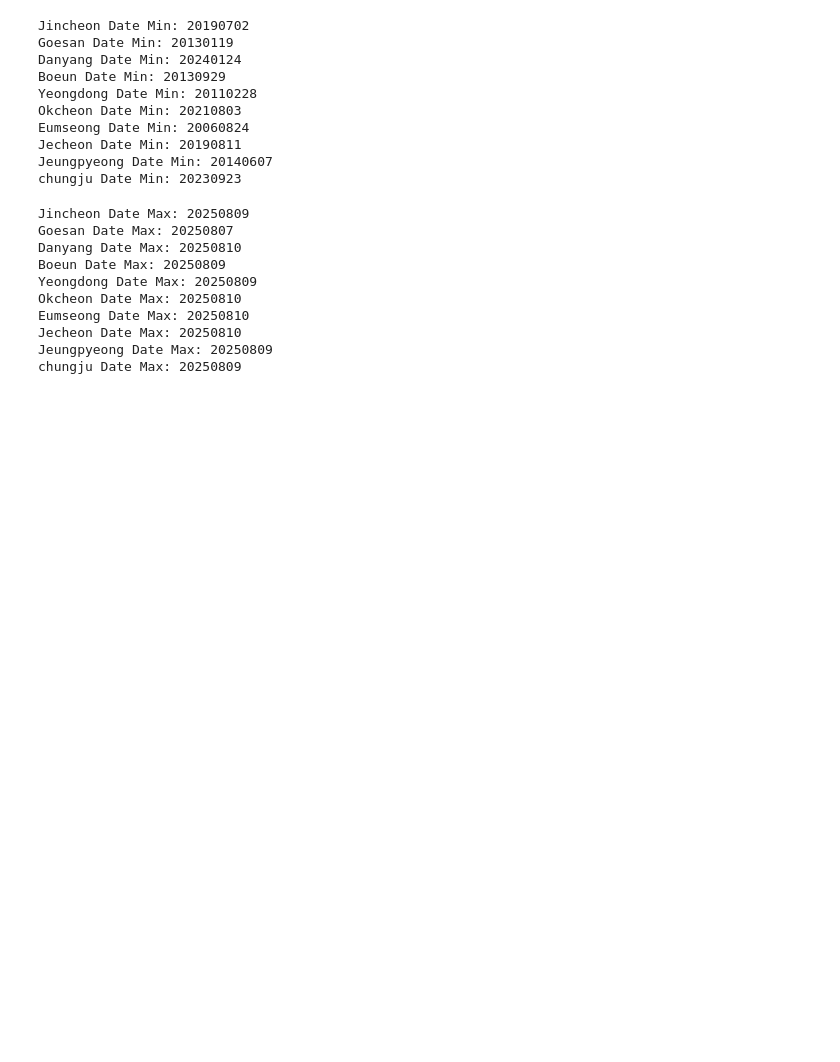
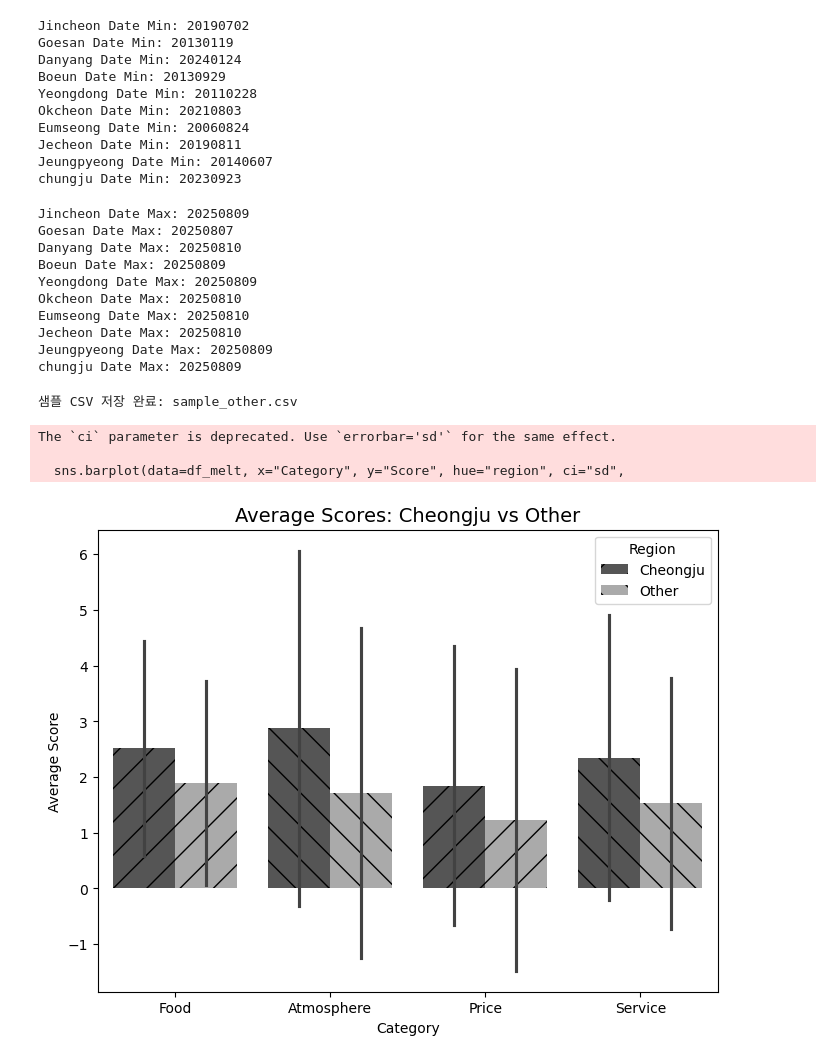
Before and after one commit to K-ple/Learn, a Jupyter notebook: University/Research/answer.ipynb, the cells around one changed output. Cells and saved outputs as stored; diff of their text form; code cells hidden in the pictures; blank space fills up the shorter version.

```diff
--- a/University/Research/answer.ipynb
+++ b/University/Research/answer.ipynb
@@ -10,3 +10,9 @@ cheongju와 other csv 파일을 pandas로 불러옵니다.
 # %%
 cheongju = pd.read_csv('./crawled_data/merged_cheongju_fnai_final.csv')
 other = pd.read_csv('./crawled_data/merged_other_fnai_final.csv')
+# %%
+# 날짜 max min 구하기
+cheongju['date'] = pd.to_datetime(cheongju['date'])
+other['date'] = pd.to_datetime(other['date'])
+print("Cheongju Date Range:", cheongju['date'].min(), "to", cheongju['date'].max())
+print("Other Date Range:", other['date'].min(), "to", other['date'].max())
@@ -183,3 +220,68 @@ Eumseong Date Max: 20250810
 Jecheon Date Max: 20250810
 Jeungpyeong Date Max: 20250809
 chungju Date Max: 20250809
+# %%
+import pandas as pd
+
+# 원본 CSV 파일 경로
+
+# 저장할 샘플 CSV 파일 경로
+output_file = "sample_other.csv"
+
+# CSV 파일 읽기 (메모리 절약을 위해 필요한 경우 nrows 옵션 사용)
+
+# 앞에서 500행만 추출 (원하는 숫자로 변경 가능)
+sample_df = other.sample(n=10, random_state=42)
+
+
+# 새로운 CSV로 저장
+sample_df.to_csv(output_file, index=False, encoding="utf-8-sig")
+
+print("샘플 CSV 저장 완료:", output_file)
+# %% [output]
+샘플 CSV 저장 완료: sample_other.csv
+# %%
+# 컬럼명 영어로 변경
+rename_dict = {
+    "음식_점수": "Food",
+    "분위기_점수": "Atmosphere",
+    "가격_점수": "Price",
+    "서비스_점수": "Service"
+}
+
+cheongju = cheongju.rename(columns=rename_dict)
+other = other.rename(columns=rename_dict)
+# %%
+import seaborn as sns
+import matplotlib.pyplot as plt
+import pandas as pd
+
+cheongju["region"] = "Cheongju"
+other["region"] = "Other"
+df = pd.concat([cheongju, other])
+
+df_melt = df.melt(id_vars=["region"],
+                  value_vars=["Food","Atmosphere","Price","Service"],
+                  var_name="Category", value_name="Score")
+
+# region 컬럼이 있는 df_melt 사용
+plt.figure(figsize=(8,6))
+sns.barplot(data=df_melt, x="Category", y="Score", hue="region", ci="sd",
+            palette="gray")  # 흑백 팔레트
+
+# 해칭 패턴 적용
+bars = plt.gca().patches
+hatches = ['/', '\\']  # Cheongju, Other 구분
+for i, bar in enumerate(bars):
+    bar.set_hatch(hatches[i % 2])
+
+plt.title("Average Scores: Cheongju vs Other", fontsize=14)
+plt.ylabel("Average Score")
+plt.xlabel("Category")
+plt.legend(title="Region")
+plt.show()
+# %% [output]
+The `ci` parameter is deprecated. Use `errorbar='sd'` for the same effect.
+
+  sns.barplot(data=df_melt, x="Category", y="Score", hue="region", ci="sd",
+[figure, added]
```
Also changed, not shown: parts of 9 cells of this notebook, 5 other files.
